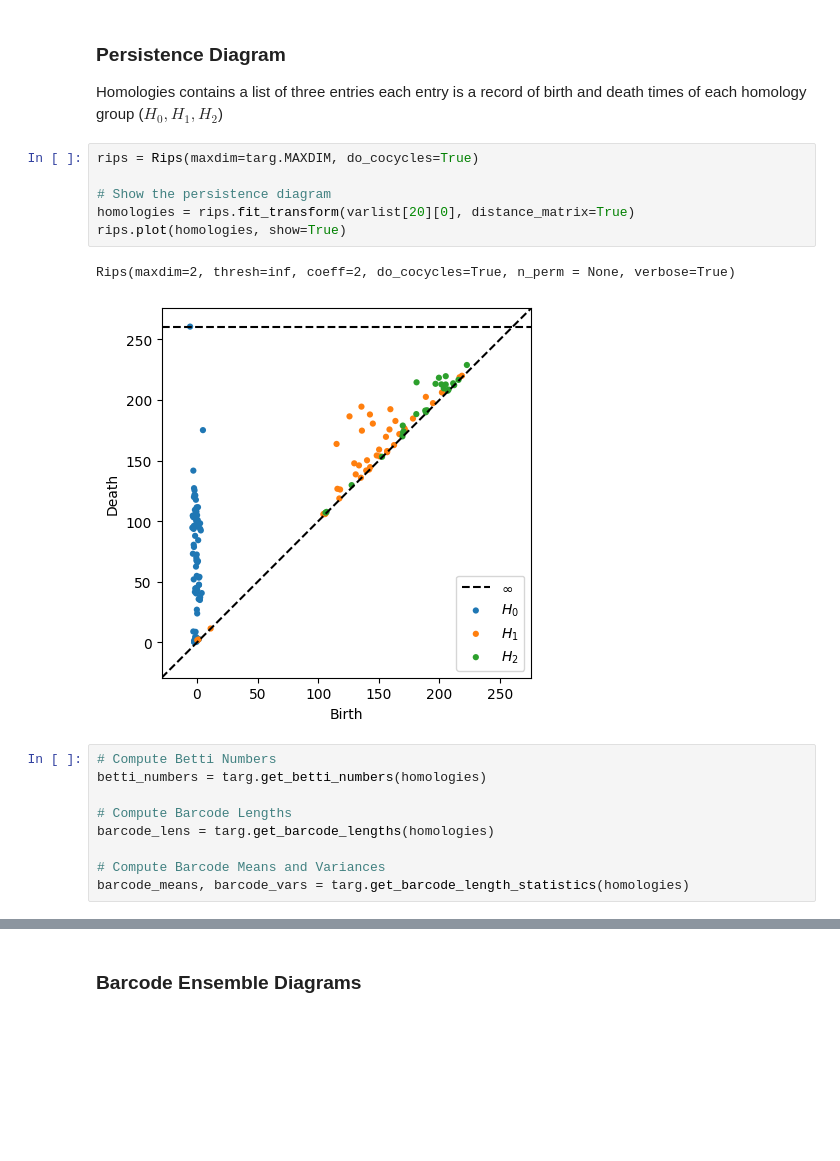
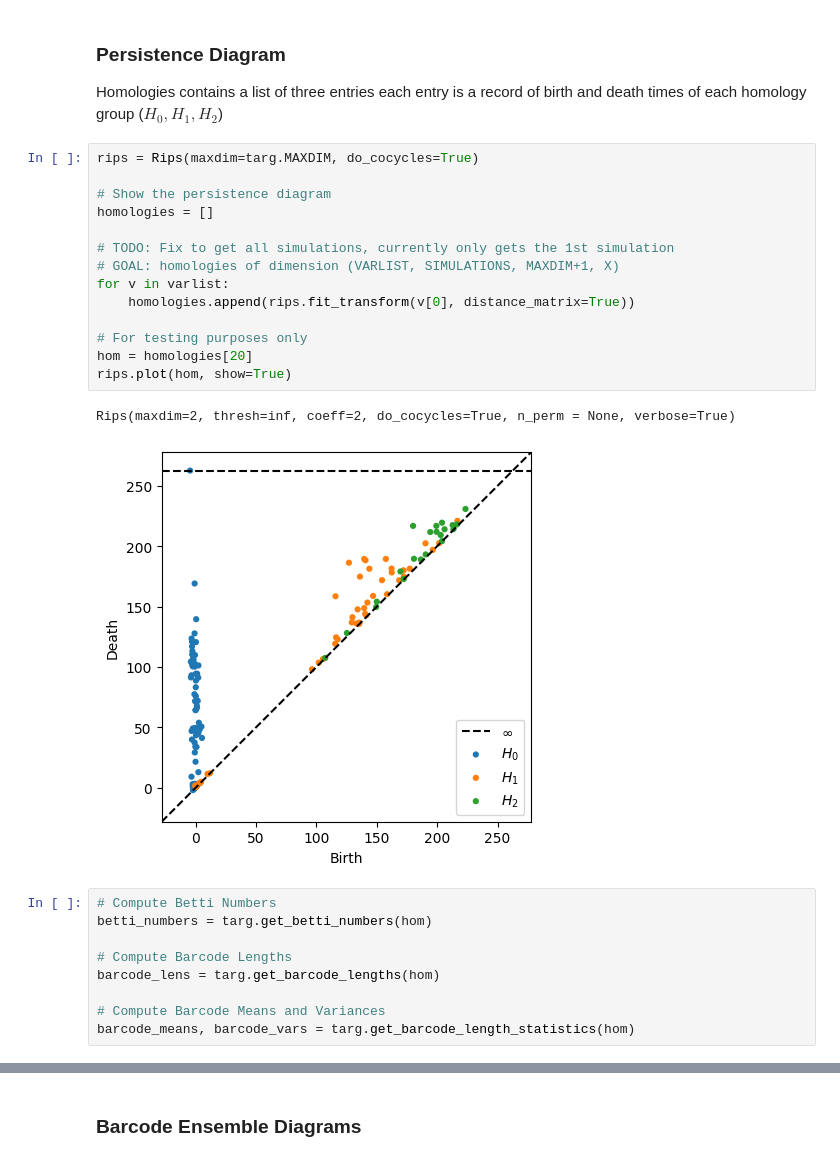
Before and after one commit to alfonsomiguelcruz/pgc_btip_topone, a Jupyter notebook: [clr] sim.ipynb, the cells around one changed output, grey strips where cells are left out. Cells and saved outputs as stored; diff of their text form; blank space fills up the shorter version.

```diff
--- a/[clr] sim.ipynb
+++ b/[clr] sim.ipynb
@@ -30,18 +34,26 @@ Homologies      contains a list of three entries
 # %%
 rips = Rips(maxdim=targ.MAXDIM, do_cocycles=True)
 
 # Show the persistence diagram
-homologies = rips.fit_transform(varlist[20][0], distance_matrix=True)
-rips.plot(homologies, show=True)
+homologies = []
+
+# TODO: Fix to get all simulations, currently only gets the 1st simulation
+# GOAL: homologies of dimension (VARLIST, SIMULATIONS, MAXDIM+1, X)
+for v in varlist:
+    homologies.append(rips.fit_transform(v[0], distance_matrix=True))
+
+# For testing purposes only
+hom = homologies[20]
+rips.plot(hom, show=True)
 # %% [output]
 Rips(maxdim=2, thresh=inf, coeff=2, do_cocycles=True, n_perm = None, verbose=True)
-[figure, old version]
+[figure, new version]
 # %%
 # Compute Betti Numbers
-betti_numbers = targ.get_betti_numbers(homologies)
+betti_numbers = targ.get_betti_numbers(hom)
 
 # Compute Barcode Lengths
-barcode_lens = targ.get_barcode_lengths(homologies)
+barcode_lens = targ.get_barcode_lengths(hom)
 
 # Compute Barcode Means and Variances
-barcode_means, barcode_vars = targ.get_barcode_length_statistics(homologies)
+barcode_means, barcode_vars = targ.get_barcode_length_statistics(hom)
```
Also changed, not shown: parts of 11 cells of this notebook, 1 other file.
